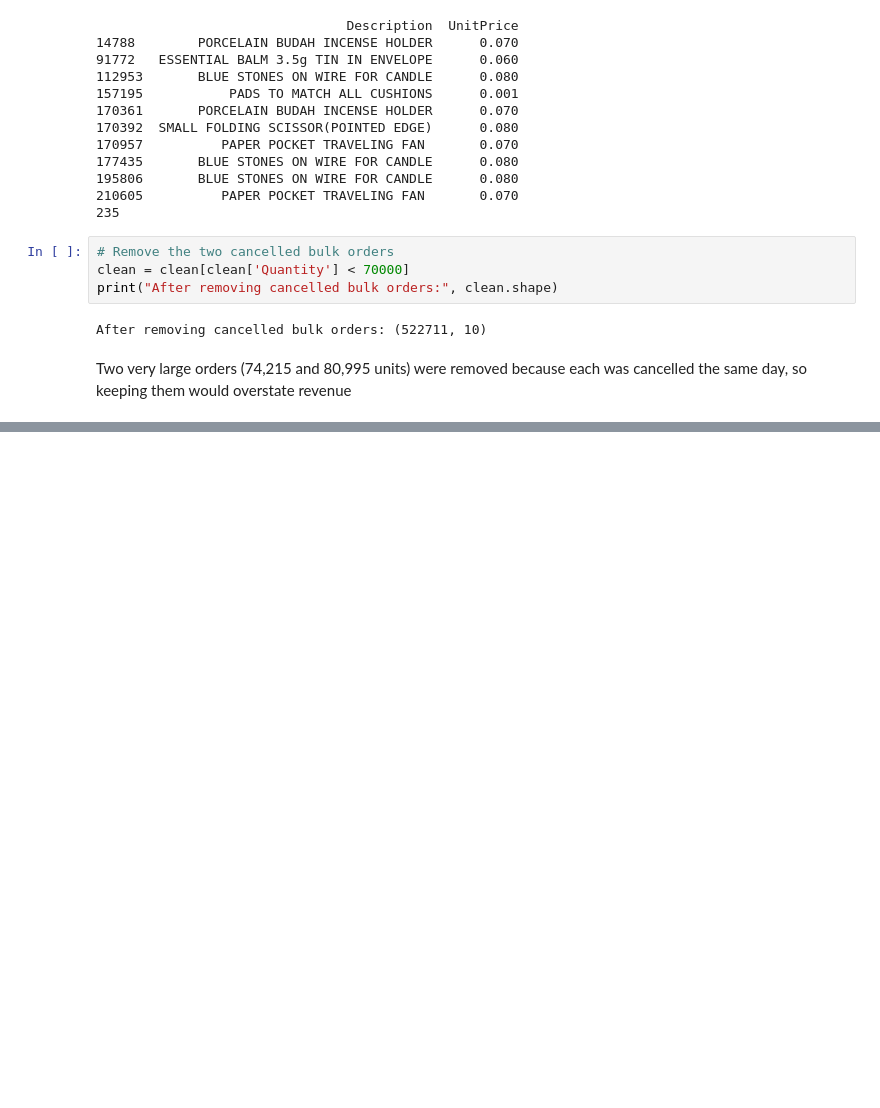
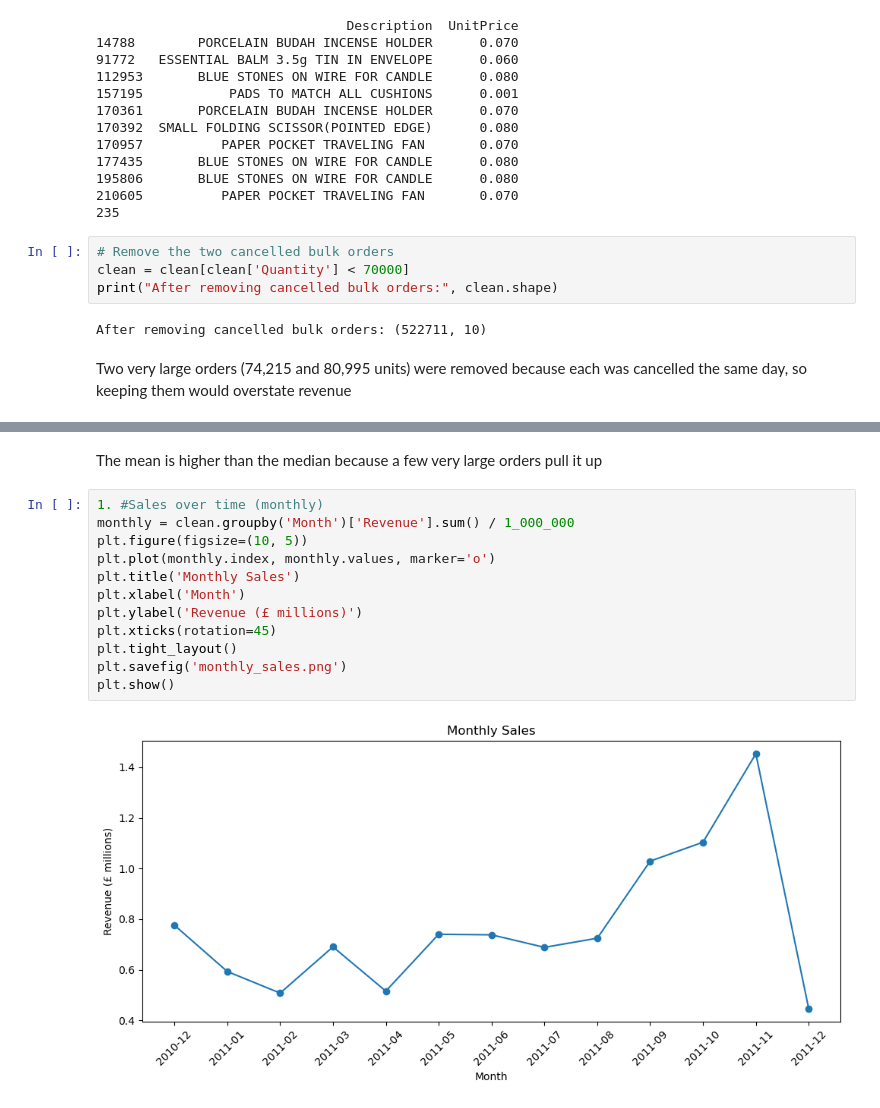
Before and after one commit to nabieba7/Online-Retail-dataA, a Jupyter notebook: online_retail_analysis.ipynb, the cells around one changed output, grey strips where cells are left out. Cells and saved outputs as stored; diff of their text form; blank space fills up the shorter version.

Commit message:
Analyse order values and explain sales charts

```diff
--- a/online_retail_analysis.ipynb
+++ b/online_retail_analysis.ipynb
@@ -166,0 +184,16 @@ Two very large orders (74,215 and 80,995 units) were removed because each was ca
+# %% [markdown]
+The mean is higher than the median because a few very large orders pull it up
+# %%
+1. #Sales over time (monthly)
+monthly = clean.groupby('Month')['Revenue'].sum() / 1_000_000
+plt.figure(figsize=(10, 5))
+plt.plot(monthly.index, monthly.values, marker='o')
+plt.title('Monthly Sales')
+plt.xlabel('Month')
+plt.ylabel('Revenue (£ millions)')
+plt.xticks(rotation=45)
+plt.tight_layout()
+plt.savefig('monthly_sales.png')
+plt.show()
+# %% [output]
+[figure, added]
```
Also changed, not shown: parts of 14 cells of this notebook.
